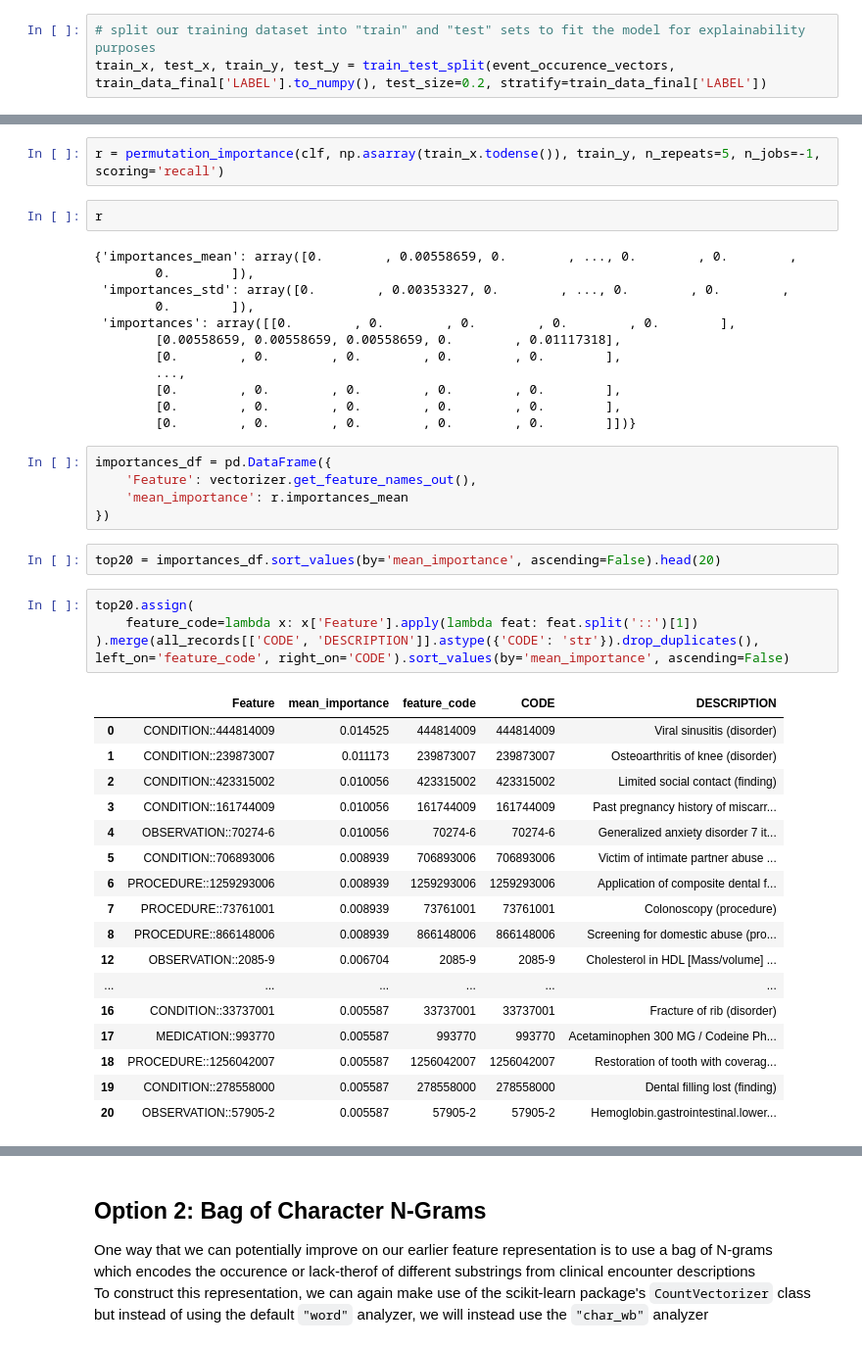
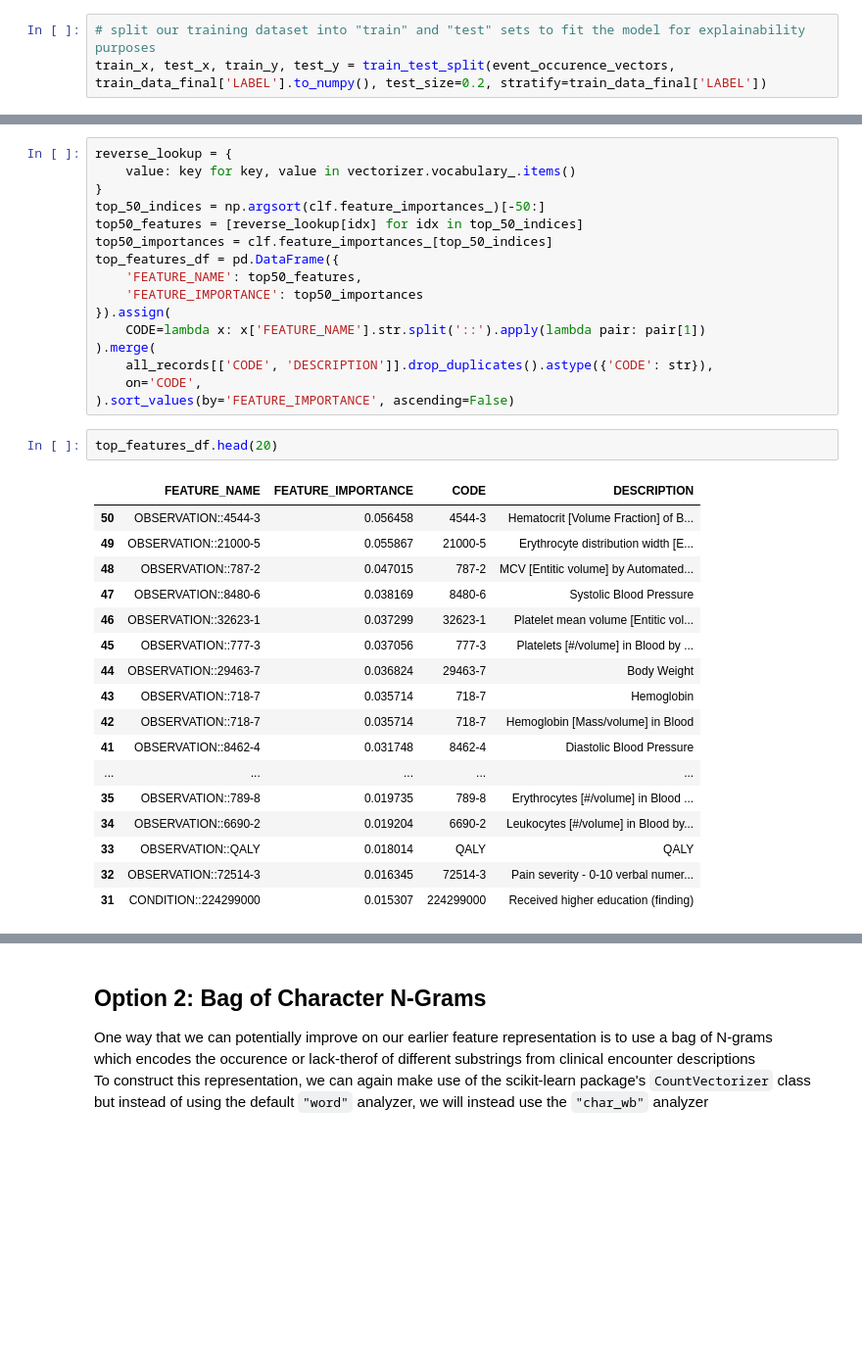
Before and after one commit to expmed/DICBWorkshops, a Jupyter notebook: NLPInformedFeatureEngineering.ipynb, the cells around one changed output, grey strips where cells are left out. Shown: that part at 98% size. Saved outputs shown, nothing was run; the diff lists cells and outputs as text; blank space fills up the shorter version.

```diff
--- a/NLPInformedFeatureEngineering.ipynb
+++ b/NLPInformedFeatureEngineering.ipynb
@@ -286,46 +309,37 @@ print(classification_report(test_y, clf.predict(test_x)))
 weighted avg       0.98      0.98      0.98       732
-# %%
-r = permutation_importance(clf, np.asarray(train_x.todense()), train_y, n_repeats=5, n_jobs=-1, scoring='recall')
-# %%
-r
-# %% [output]
-{'importances_mean': array([0.        , 0.00558659, 0.        , ..., 0.        , 0.        ,
-        0.        ]),
- 'importances_std': array([0.        , 0.00353327, 0.        , ..., 0.        , 0.        ,
-        0.        ]),
- 'importances': array([[0.        , 0.        , 0.        , 0.        , 0.        ],
-        [0.00558659, 0.00558659, 0.00558659, 0.        , 0.01117318],
-        [0.        , 0.        , 0.        , 0.        , 0.        ],
-        ...,
-        [0.        , 0.        , 0.        , 0.        , 0.        ],
-        [0.        , 0.        , 0.        , 0.        , 0.        ],
-        [0.        , 0.        , 0.        , 0.        , 0.        ]])}
 # %%
-importances_df = pd.DataFrame({
-    'Feature': vectorizer.get_feature_names_out(),
-    'mean_importance': r.importances_mean
-})
+reverse_lookup = {
+    value: key for key, value in vectorizer.vocabulary_.items()
+}
+top_50_indices = np.argsort(clf.feature_importances_)[-50:]
+top50_features = [reverse_lookup[idx] for idx in top_50_indices]
+top50_importances = clf.feature_importances_[top_50_indices]
+top_features_df = pd.DataFrame({
+    'FEATURE_NAME': top50_features,
+    'FEATURE_IMPORTANCE': top50_importances
+}).assign(
+    CODE=lambda x: x['FEATURE_NAME'].str.split('::').apply(lambda pair: pair[1])
+).merge(
+    all_records[['CODE', 'DESCRIPTION']].drop_duplicates().astype({'CODE': str}),
+    on='CODE',
+).sort_values(by='FEATURE_IMPORTANCE', ascending=False)
 # %%
-top20 = importances_df.sort_values(by='mean_importance', ascending=False).head(20)
+top_features_df.head(20)
+# %% [output]
+|  | FEATURE_NAME | FEATURE_IMPORTANCE | CODE | DESCRIPTION |
+| 50 | OBSERVATION::4544-3 | 0.056458 | 4544-3 | Hematocrit [Volume Fraction] of B... |
+| 49 | OBSERVATION::21000-5 | 0.055867 | 21000-5 | Erythrocyte distribution width [E... |
+| 48 | OBSERVATION::787-2 | 0.047015 | 787-2 | MCV [Entitic volume] by Automated... |
+| 47 | OBSERVATION::8480-6 | 0.038169 | 8480-6 | Systolic Blood Pressure |
+| 46 | OBSERVATION::32623-1 | 0.037299 | 32623-1 | Platelet mean volume [Entitic vol... |
+| 45 | OBSERVATION::777-3 | 0.037056 | 777-3 | Platelets [#/volume] in Blood by ... |
+| 44 | OBSERVATION::29463-7 | 0.036824 | 29463-7 | Body Weight |
+| 43 | OBSERVATION::718-7 | 0.035714 | 718-7 | Hemoglobin |
+| 42 | OBSERVATION::718-7 | 0.035714 | 718-7 | Hemoglobin [Mass/volume] in Blood |
+| 41 | OBSERVATION::8462-4 | 0.031748 | 8462-4 | Diastolic Blood Pressure |
+| ... | ... | ... | ... | ... |
+| 35 | OBSERVATION::789-8 | 0.019735 | 789-8 | Erythrocytes [#/volume] in Blood ... |
+| 34 | OBSERVATION::6690-2 | 0.019204 | 6690-2 | Leukocytes [#/volume] in Blood by... |
+| 33 | OBSERVATION::QALY | 0.018014 | QALY | QALY |
+| 32 | OBSERVATION::72514-3 | 0.016345 | 72514-3 | Pain severity - 0-10 verbal numer... |
+| 31 | CONDITION::224299000 | 0.015307 | 224299000 | Received higher education (finding) |
-# %%
-top20.assign(
-    feature_code=lambda x: x['Feature'].apply(lambda feat: feat.split('::')[1])
-).merge(all_records[['CODE', 'DESCRIPTION']].astype({'CODE': 'str'}).drop_duplicates(), left_on='feature_code', right_on='CODE').sort_values(by='mean_importance', ascending=False)
-# %% [output]
-|  | Feature | mean_importance | feature_code | CODE | DESCRIPTION |
-| 0 | CONDITION::444814009 | 0.014525 | 444814009 | 444814009 | Viral sinusitis (disorder) |
-| 1 | CONDITION::239873007 | 0.011173 | 239873007 | 239873007 | Osteoarthritis of knee (disorder) |
-| 2 | CONDITION::423315002 | 0.010056 | 423315002 | 423315002 | Limited social contact (finding) |
-| 3 | CONDITION::161744009 | 0.010056 | 161744009 | 161744009 | Past pregnancy history of miscarr... |
-| 4 | OBSERVATION::70274-6 | 0.010056 | 70274-6 | 70274-6 | Generalized anxiety disorder 7 it... |
-| 5 | CONDITION::706893006 | 0.008939 | 706893006 | 706893006 | Victim of intimate partner abuse ... |
-| 6 | PROCEDURE::1259293006 | 0.008939 | 1259293006 | 1259293006 | Application of composite dental f... |
-| 7 | PROCEDURE::73761001 | 0.008939 | 73761001 | 73761001 | Colonoscopy (procedure) |
-| 8 | PROCEDURE::866148006 | 0.008939 | 866148006 | 866148006 | Screening for domestic abuse (pro... |
-| 12 | OBSERVATION::2085-9 | 0.006704 | 2085-9 | 2085-9 | Cholesterol in HDL [Mass/volume] ... |
-| ... | ... | ... | ... | ... | ... |
-| 16 | CONDITION::33737001 | 0.005587 | 33737001 | 33737001 | Fracture of rib (disorder) |
-| 17 | MEDICATION::993770 | 0.005587 | 993770 | 993770 | Acetaminophen 300 MG / Codeine Ph... |
-| 18 | PROCEDURE::1256042007 | 0.005587 | 1256042007 | 1256042007 | Restoration of tooth with coverag... |
-| 19 | CONDITION::278558000 | 0.005587 | 278558000 | 278558000 | Dental filling lost (finding) |
-| 20 | OBSERVATION::57905-2 | 0.005587 | 57905-2 | 57905-2 | Hemoglobin.gastrointestinal.lower... |
```
Also changed, not shown: parts of 32 cells of this notebook.
